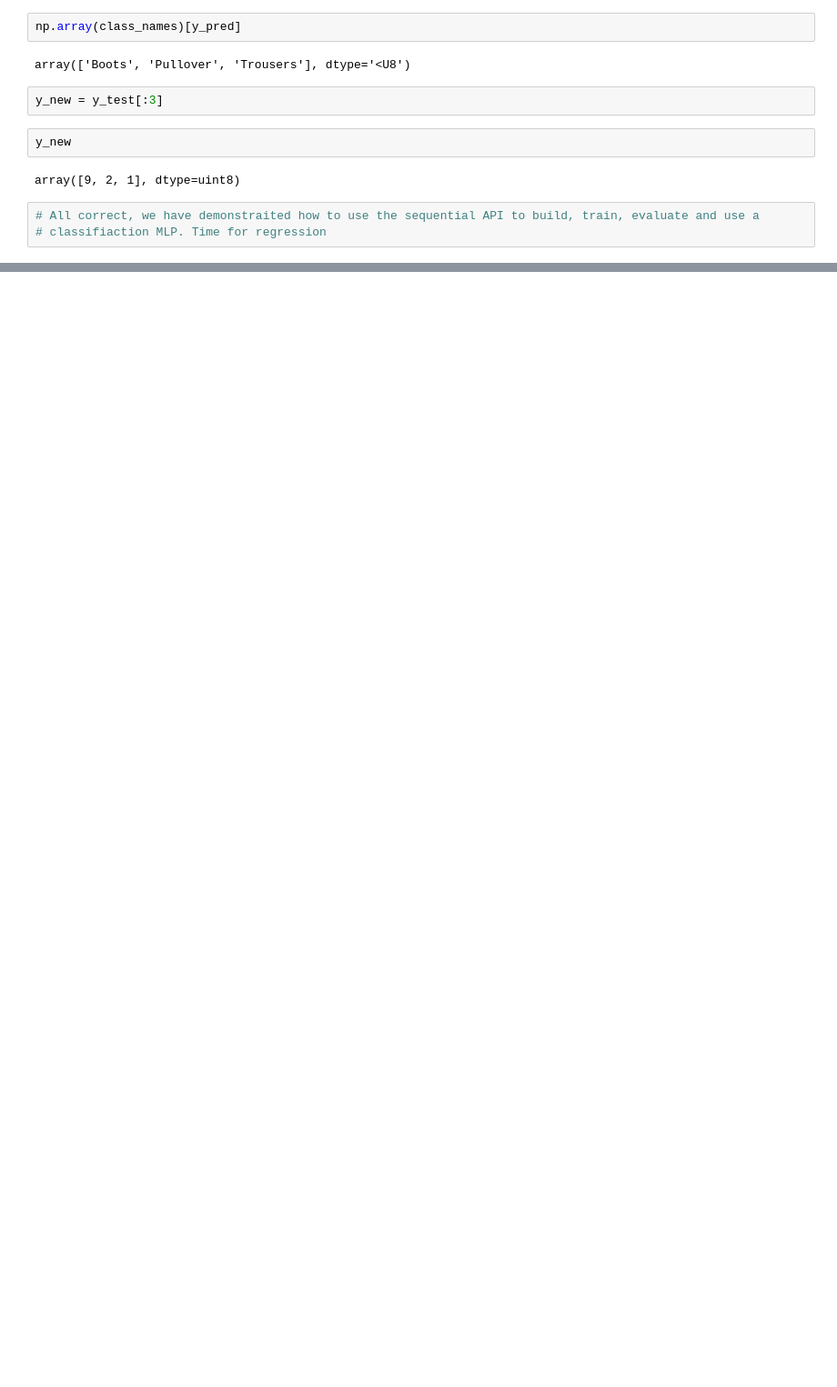
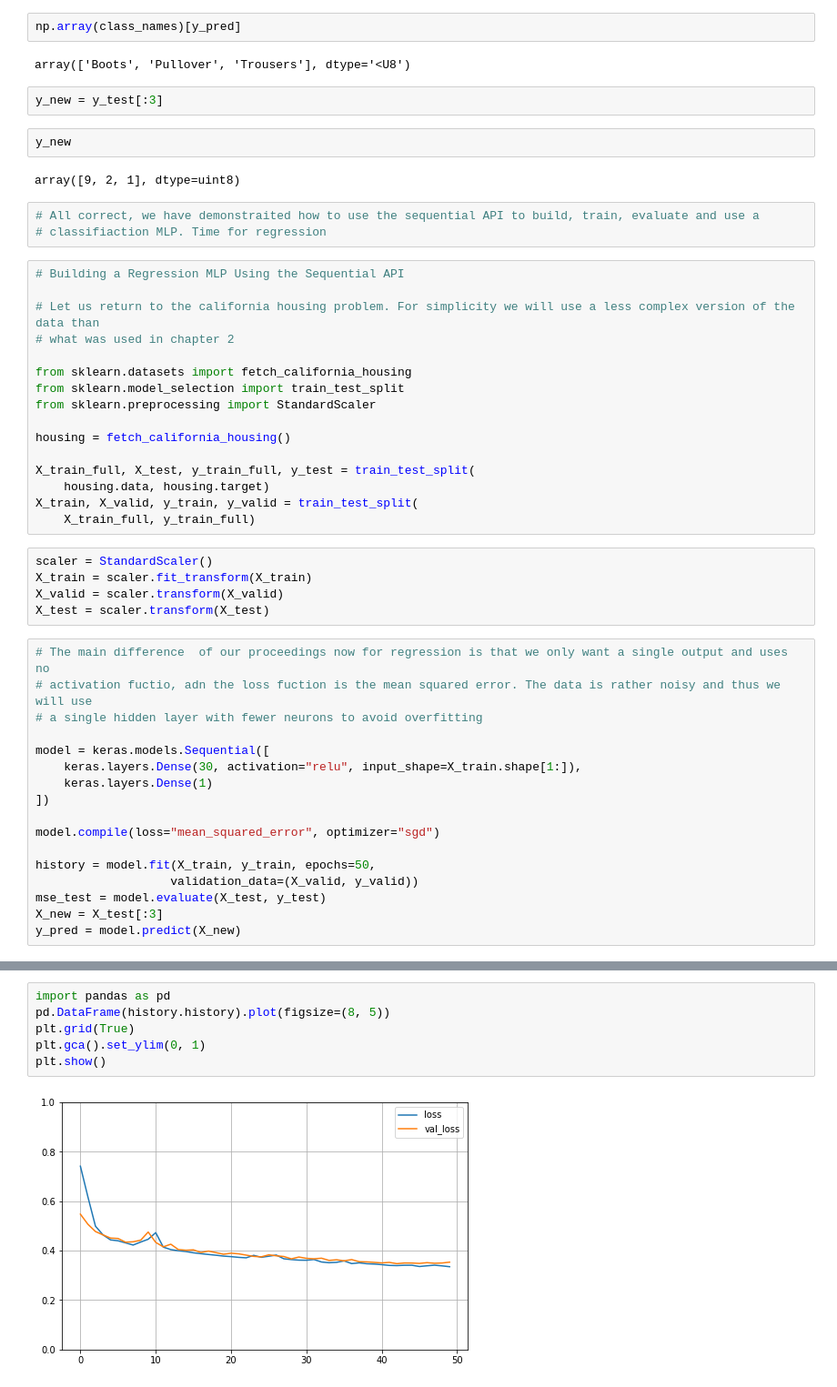
Before and after one commit to bencouser/hands_on_ai, a Jupyter notebook: intro_nn_keras.ipynb, the cells around one changed output, grey strips where cells are left out. Shown: that part at 91% size. Drawn from its saved outputs; the diff is of its cells as text; blank space fills up the shorter version.

```diff
--- a/intro_nn_keras.ipynb
+++ b/intro_nn_keras.ipynb
@@ -342,3 +342,41 @@ array([9, 2, 1], dtype=uint8)
 # %%
 # All correct, we have demonstraited how to use the sequential API to build, train, evaluate and use a
 # classifiaction MLP. Time for regression
+# %%
+# Building a Regression MLP Using the Sequential API
+
+# Let us return to the california housing problem. For simplicity we will use a less complex version of the data than
+# what was used in chapter 2
+
+from sklearn.datasets import fetch_california_housing
+from sklearn.model_selection import train_test_split
+from sklearn.preprocessing import StandardScaler
+
+housing = fetch_california_housing()
+
+X_train_full, X_test, y_train_full, y_test = train_test_split(
+    housing.data, housing.target)
+X_train, X_valid, y_train, y_valid = train_test_split(
+    X_train_full, y_train_full)
+# %%
+scaler = StandardScaler()
+X_train = scaler.fit_transform(X_train)
+X_valid = scaler.transform(X_valid)
+X_test = scaler.transform(X_test)
+# %%
+# The main difference  of our proceedings now for regression is that we only want a single output and uses no
+# activation fuctio, adn the loss fuction is the mean squared error. The data is rather noisy and thus we will use
+# a single hidden layer with fewer neurons to avoid overfitting
+
+model = keras.models.Sequential([
+    keras.layers.Dense(30, activation="relu", input_shape=X_train.shape[1:]),
+    keras.layers.Dense(1)
+])
+
+model.compile(loss="mean_squared_error", optimizer="sgd")
+
+history = model.fit(X_train, y_train, epochs=50,
+                   validation_data=(X_valid, y_valid))
+mse_test = model.evaluate(X_test, y_test)
+X_new = X_test[:3]
+y_pred = model.predict(X_new)
@@ -344,0 +401,8 @@ array([9, 2, 1], dtype=uint8)
+# %%
+import pandas as pd
+pd.DataFrame(history.history).plot(figsize=(8, 5))
+plt.grid(True)
+plt.gca().set_ylim(0, 1)
+plt.show()
+# %% [output]
+[figure, added]
```
Also changed, not shown: parts of 3 cells of this notebook.
